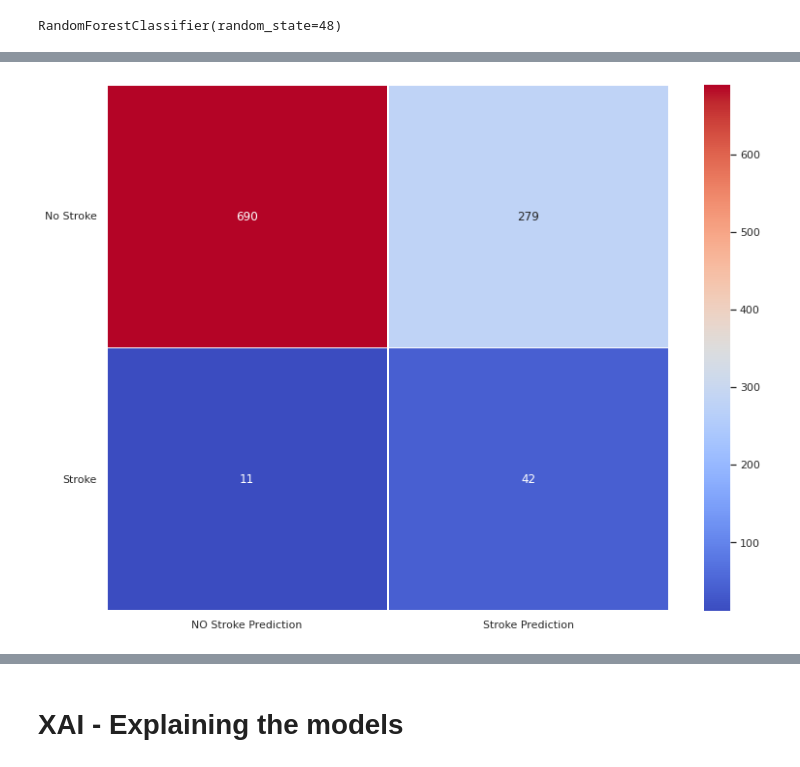
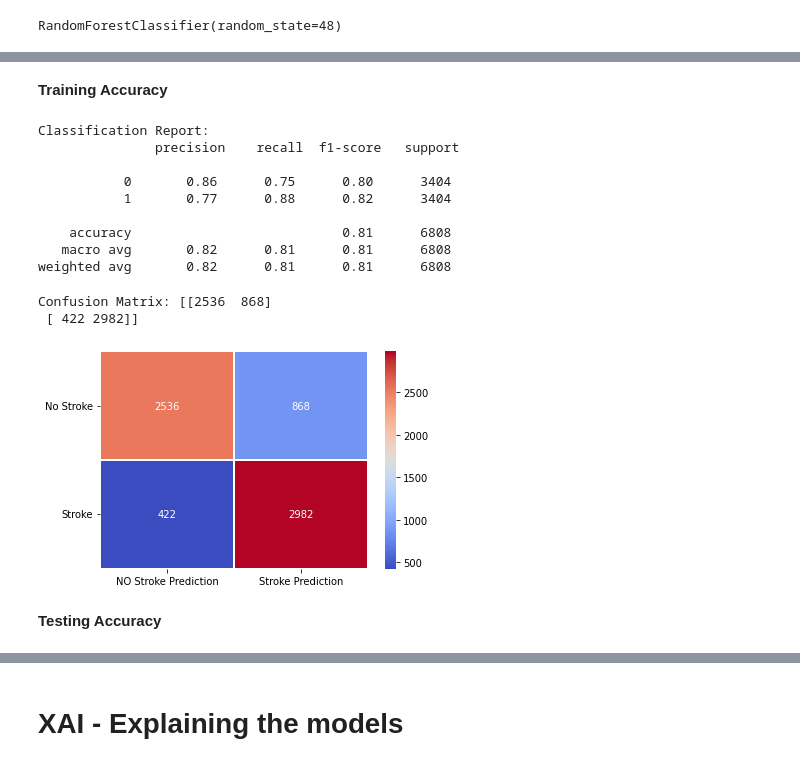
Before and after one commit to georgia-kpl/XAI_NeuroDisorders, a Jupyter notebook: Stroke_Prediction_and_XAI.ipynb, the cells around one changed output, grey strips where cells are left out. Saved outputs shown, nothing was run; the diff lists cells and outputs as text; code cells hidden in the pictures.

```diff
--- a/Stroke_Prediction_and_XAI.ipynb
+++ b/Stroke_Prediction_and_XAI.ipynb
@@ -544,3 +628,3 @@ lg = LogisticRegression(random_state = 48)
 # %%
-lg.fit(x_train_balanced, y_train_balanced)
+lg.fit(x_train_bl, y_train_bl)
 # %% [output]
@@ -586,7 +690,7 @@ plt.show()
 # %%
 from sklearn.svm import SVC
 # %%
-svc = SVC(kernel='rbf', probability=True, random_state=48)
+svc = SVC(kernel='linear', probability=True, random_state=48)
 # %%
-svc.fit(x_train_balanced, y_train_balanced)
+svc.fit(x_train_bl, y_train_bl)
 # %% [output]
@@ -617,6 +698,29 @@ svc_conf_matrix = confusion_matrix(y_test, svc_preds)
+# %% [markdown]
+**Training Accuracy**
+# %%
+svc_pred = svc.predict(x_train_bl)
+# %%
+print(f"Classification Report:\n {classification_report(y_train_bl, svc_pred)}")
+# %% [output]
+Classification Report:
+               precision    recall  f1-score   support
+
+           0       0.86      0.75      0.80      3404
+           1       0.77      0.88      0.82      3404
+
+    accuracy                           0.81      6808
+   macro avg       0.82      0.81      0.81      6808
+weighted avg       0.82      0.81      0.81      6808
+# %%
+print(f"Confusion Matrix: {confusion_matrix(y_train_bl, svc_pred)}")
+# %% [output]
+Confusion Matrix: [[2536  868]
+ [ 422 2982]]
 # %%
-sns.heatmap(svc_conf_matrix, cmap = 'coolwarm', annot = True, fmt = '', linewidths = 1, yticklabels = ['No Stroke', 'Stroke'], xticklabels = ['NO Stroke Prediction', 'Stroke Prediction'])
+sns.heatmap(confusion_matrix(y_train_bl, svc_pred), cmap = 'coolwarm', annot = True, fmt = '', linewidths = 1, yticklabels = ['No Stroke', 'Stroke'], xticklabels = ['NO Stroke Prediction', 'Stroke Prediction'])
 plt.yticks(rotation = 0)
 plt.show()
 # %% [output]
-[figure, old version]
+[figure, new version]
+# %% [markdown]
+**Testing Accuracy**
```
Also changed, not shown: parts of 126 cells of this notebook.
